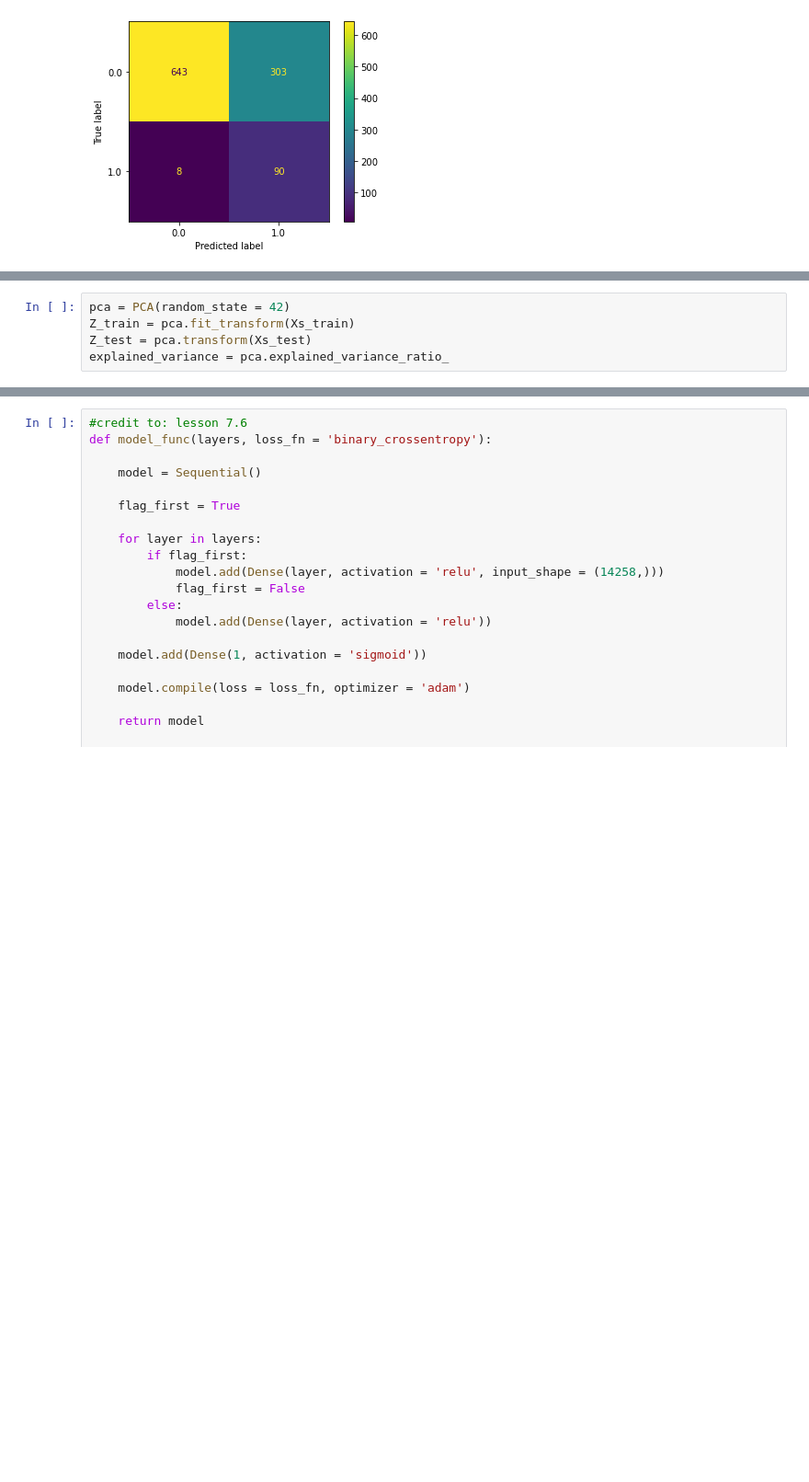
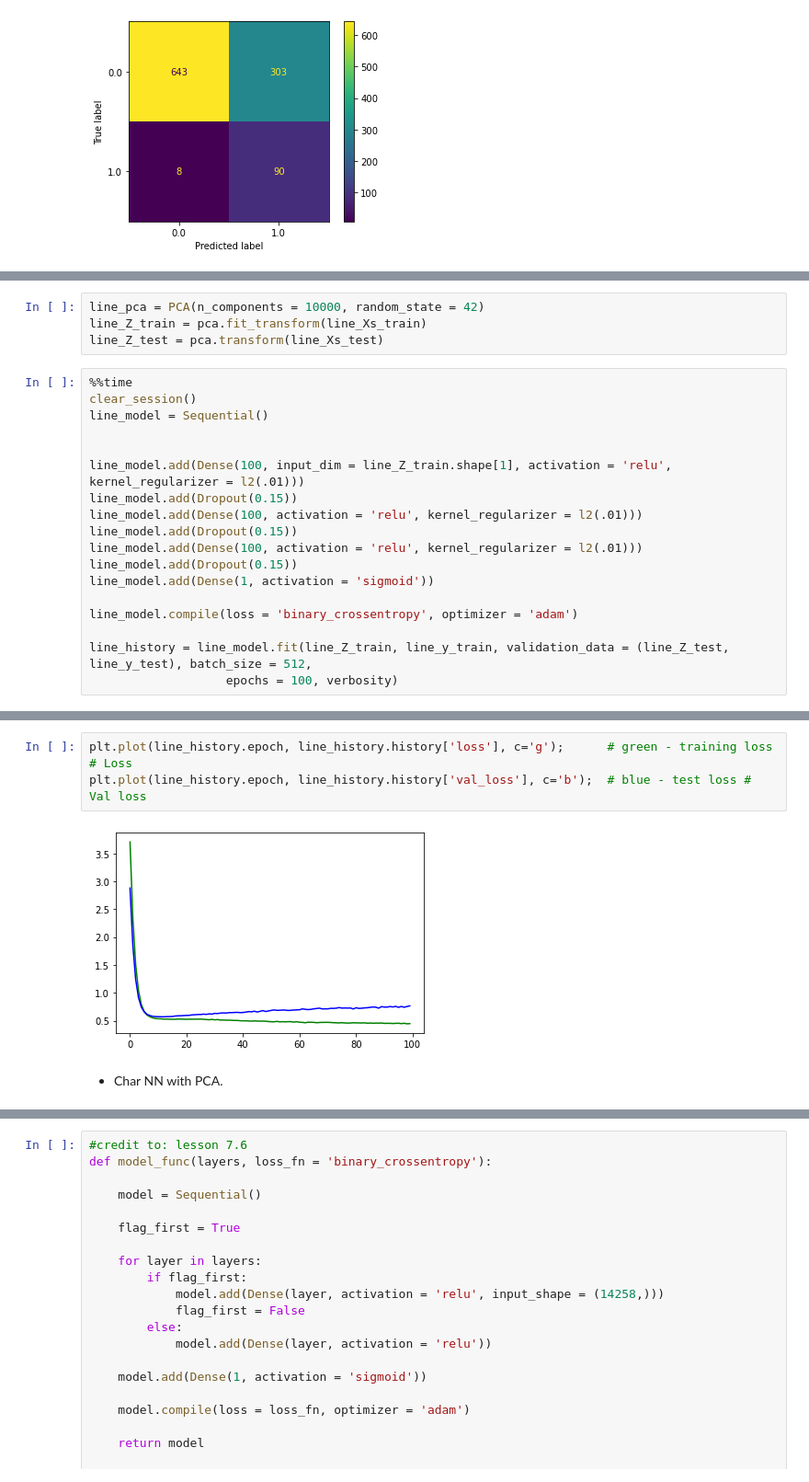
Before and after one commit to Avanyali/Shakespeare_Deaths, a Jupyter notebook: notebooks/ShakespeareanDeaths_Step6_Modeling.ipynb, the cells around one changed output, grey strips where cells are left out. Shown: that part at 92% size. Cells and saved outputs as stored; diff of their text form; blank space fills up the shorter version.

```diff
--- a/notebooks/ShakespeareanDeaths_Step6_Modeling.ipynb
+++ b/notebooks/ShakespeareanDeaths_Step6_Modeling.ipynb
@@ -221,5 +158,0 @@ features
-# %%
-pca = PCA(random_state = 42)
-Z_train = pca.fit_transform(Xs_train)
-Z_test = pca.transform(Xs_test)
-explained_variance = pca.explained_variance_ratio_
@@ -232,0 +161,22 @@ plt.title('Cumulative Explained Variance for PCA');
+# %%
+line_pca = PCA(n_components = 10000, random_state = 42)
+line_Z_train = pca.fit_transform(line_Xs_train)
+line_Z_test = pca.transform(line_Xs_test)
+# %%
+%%time
+clear_session()
+line_model = Sequential()
+
+
+line_model.add(Dense(100, input_dim = line_Z_train.shape[1], activation = 'relu', kernel_regularizer = l2(.01)))
+line_model.add(Dropout(0.15))
+line_model.add(Dense(100, activation = 'relu', kernel_regularizer = l2(.01)))
+line_model.add(Dropout(0.15))
+line_model.add(Dense(100, activation = 'relu', kernel_regularizer = l2(.01)))
+line_model.add(Dropout(0.15))
+line_model.add(Dense(1, activation = 'sigmoid'))
+
+line_model.compile(loss = 'binary_crossentropy', optimizer = 'adam')
+
+line_history = line_model.fit(line_Z_train, line_y_train, validation_data = (line_Z_test, line_y_test), batch_size = 512,
+                   epochs = 100, verbosity)
@@ -233,2 +201,9 @@ plt.title('Cumulative Explained Variance for PCA');
+# %%
+plt.plot(line_history.epoch, line_history.history['loss'], c='g');      # green - training loss # Loss
+plt.plot(line_history.epoch, line_history.history['val_loss'], c='b');  # blue - test loss # Val loss
+# %% [output]
+[figure, added]
+# %% [markdown]
+- Char NN with PCA.
 # %%
 pca = PCA(n_components = 1000, random_state = 42)
```
Also changed, not shown: parts of 21 cells of this notebook, 3 other files.
